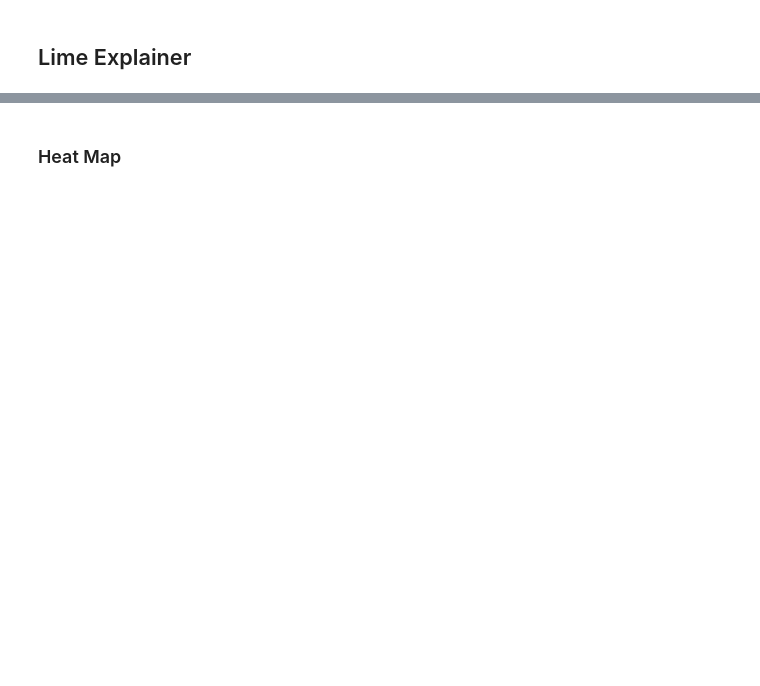
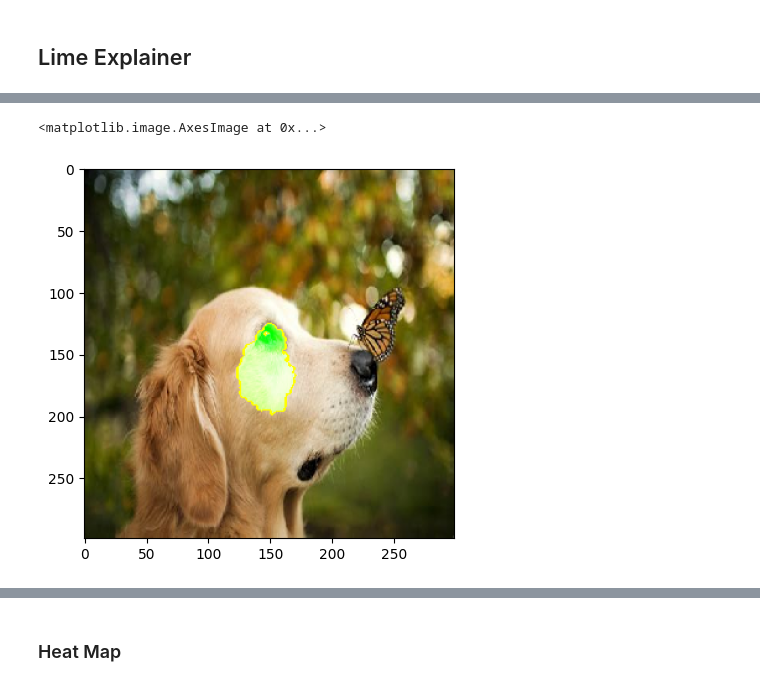
Before and after one commit to DevTimBo/DEEPL-Project, a Jupyter notebook: LIME/LIME.ipynb, the cells around one changed output, grey strips where cells are left out. Saved outputs shown, nothing was run; the diff lists cells and outputs as text; code cells hidden in the pictures; blank space fills up the shorter version.

```diff
--- a/LIME/LIME.ipynb
+++ b/LIME/LIME.ipynb
@@ -57,4 +134,5 @@ for x in decode_predictions(preds)[7]:
 explainer = lime_image.LimeImageExplainer()
 
 # Change the index value for different images, and its going to take a while
-explanation = explainer.explain_instance(images[7].astype('double'), model.predict, top_labels=5, hide_color=0, num_samples=1000)
+explanation = explainer.explain_instance(images[index].astype('double'), model.predict, top_labels=5, hide_color=0, num_samples=1000)
+aug_explanation = explainer.explain_instance(aug_images[index].astype('double'), model.predict, top_labels=5, hide_color=0, num_samples=1000)
@@ -61,7 +153,10 @@ explanation = explainer.explain_instance(images[7].astype('double'), model.predi
 # %%
 # Change the index value to explain different labels
 #temp, mask = explanation.get_image_and_mask(explanation.top_labels[0], positive_only=True, num_features=5, hide_rest=True)
 #temp, mask = explanation.get_image_and_mask(explanation.top_labels[0], positive_only=True, num_features=5, hide_rest=False)
-#temp, mask = explanation.get_image_and_mask(explanation.top_labels[0], positive_only=False, num_features=10, hide_rest=False)
-temp, mask = explanation.get_image_and_mask(explanation.top_labels[0], positive_only=False, num_features=10, hide_rest=False, min_weight=0.01)
+temp, mask = explanation.get_image_and_mask(explanation.top_labels[0], positive_only=False, num_features=1, hide_rest=False)
+#temp, mask = explanation.get_image_and_mask(explanation.top_labels[0], positive_only=False, num_features=10, hide_rest=False, min_weight=0.01)
 plt.imshow(mark_boundaries(temp / 2 + 0.5, mask))
+# %% [output]
+<matplotlib.image.AxesImage at 0x...>
+[figure, added]
```
Also changed, not shown: parts of 14 cells of this notebook.
